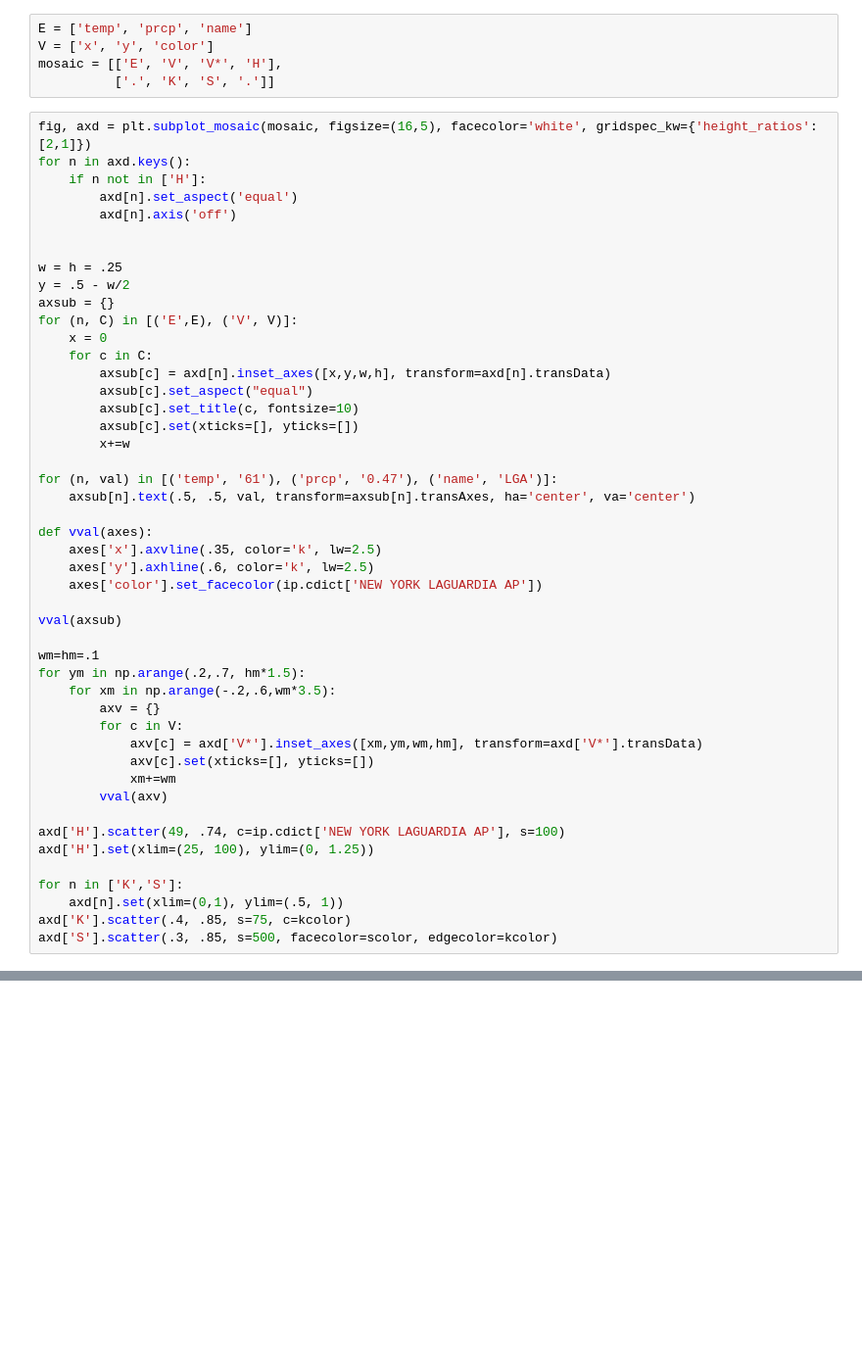
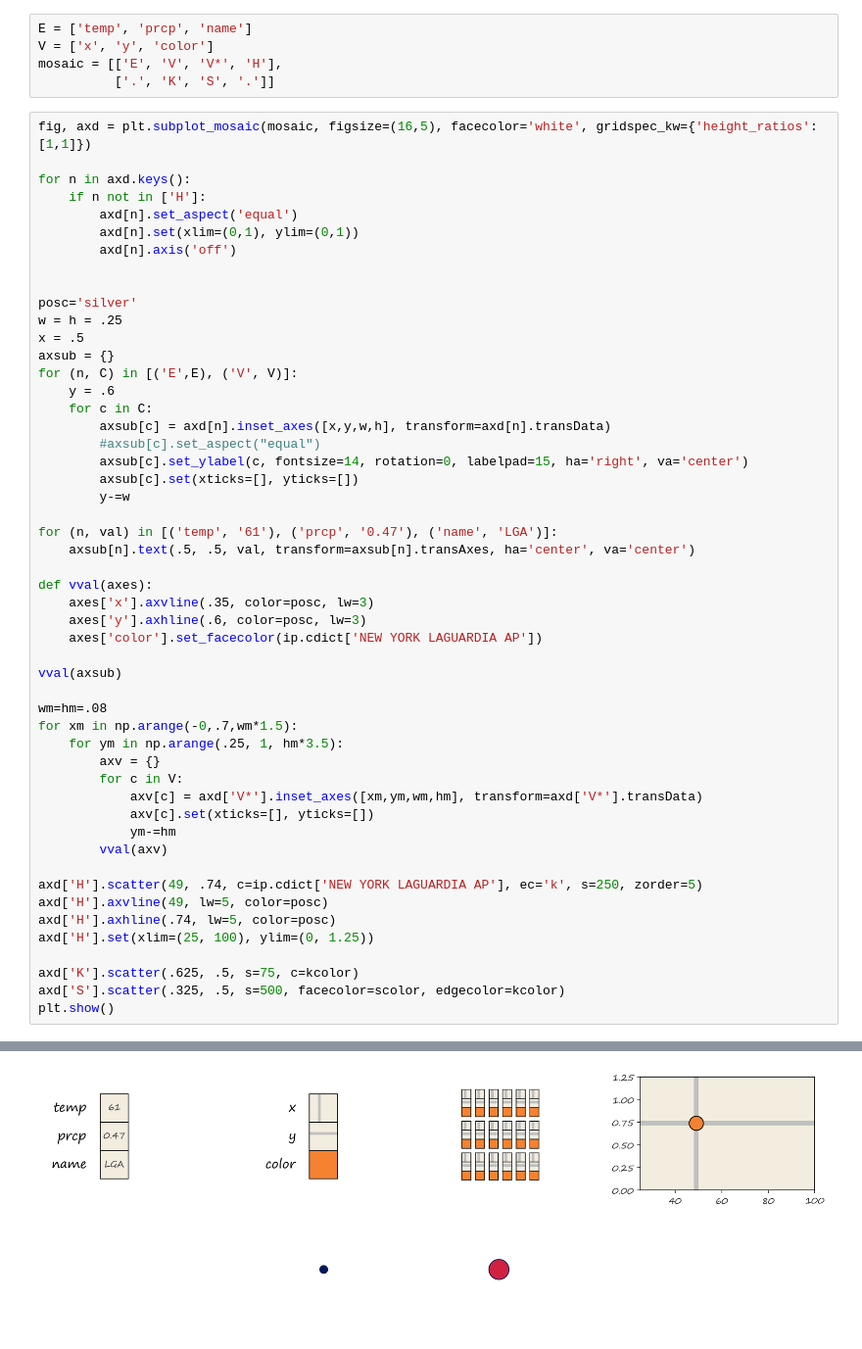
Before and after one commit to story645/proposal, a Jupyter notebook: figures/diagram.ipynb, the cells around one changed output, grey strips where cells are left out. Shown at 98% size. Saved outputs shown, nothing was run; the diff lists cells and outputs as text; blank space fills up the shorter version.

Commit message:
revisions, diagrams, new sentence

```diff
--- a/figures/diagram.ipynb
+++ b/figures/diagram.ipynb
@@ -30,50 +30,54 @@ V = ['x', 'y', 'color']
 mosaic = [['E', 'V', 'V*', 'H'],
           ['.', 'K', 'S', '.']]
 # %%
-fig, axd = plt.subplot_mosaic(mosaic, figsize=(16,5), facecolor='white', gridspec_kw={'height_ratios':[2,1]})
+fig, axd = plt.subplot_mosaic(mosaic, figsize=(16,5), facecolor='white', gridspec_kw={'height_ratios':[1,1]})
+
 for n in axd.keys():
     if n not in ['H']:
         axd[n].set_aspect('equal')
+        axd[n].set(xlim=(0,1), ylim=(0,1))
         axd[n].axis('off')
 
 
+posc='silver'
 w = h = .25
-y = .5 - w/2
+x = .5
 axsub = {}
 for (n, C) in [('E',E), ('V', V)]:
-    x = 0
+    y = .6
     for c in C:
         axsub[c] = axd[n].inset_axes([x,y,w,h], transform=axd[n].transData)
-        axsub[c].set_aspect("equal")
-        axsub[c].set_title(c, fontsize=10)
+        #axsub[c].set_aspect("equal")
+        axsub[c].set_ylabel(c, fontsize=14, rotation=0, labelpad=15, ha='right', va='center')
         axsub[c].set(xticks=[], yticks=[])
-        x+=w
+        y-=w
 
 for (n, val) in [('temp', '61'), ('prcp', '0.47'), ('name', 'LGA')]:
     axsub[n].text(.5, .5, val, transform=axsub[n].transAxes, ha='center', va='center')
 
 def vval(axes):
-    axes['x'].axvline(.35, color='k', lw=2.5)
-    axes['y'].axhline(.6, color='k', lw=2.5)
+    axes['x'].axvline(.35, color=posc, lw=3)
+    axes['y'].axhline(.6, color=posc, lw=3)
     axes['color'].set_facecolor(ip.cdict['NEW YORK LAGUARDIA AP'])
 
 vval(axsub)
 
-wm=hm=.1
-for ym in np.arange(.2,.7, hm*1.5):
-    for xm in np.arange(-.2,.6,wm*3.5):
+wm=hm=.08
+for xm in np.arange(-0,.7,wm*1.5):
+    for ym in np.arange(.25, 1, hm*3.5):
         axv = {}
         for c in V:
             axv[c] = axd['V*'].inset_axes([xm,ym,wm,hm], transform=axd['V*'].transData)
             axv[c].set(xticks=[], yticks=[])
-            xm+=wm
+            ym-=hm
         vval(axv)
 
-axd['H'].scatter(49, .74, c=ip.cdict['NEW YORK LAGUARDIA AP'], s=100)
+axd['H'].scatter(49, .74, c=ip.cdict['NEW YORK LAGUARDIA AP'], ec='k', s=250, zorder=5)
+axd['H'].axvline(49, lw=5, color=posc)
+axd['H'].axhline(.74, lw=5, color=posc)
 axd['H'].set(xlim=(25, 100), ylim=(0, 1.25))
 
-for n in ['K','S']:
-    axd[n].set(xlim=(0,1), ylim=(.5, 1))
-axd['K'].scatter(.4, .85, s=75, c=kcolor)
-axd['S'].scatter(.3, .85, s=500, facecolor=scolor, edgecolor=kcolor)
+axd['K'].scatter(.625, .5, s=75, c=kcolor)
+axd['S'].scatter(.325, .5, s=500, facecolor=scolor, edgecolor=kcolor)
+plt.show()
 # %% [output]
@@ -80,0 +84 @@ axd['S'].scatter(.3, .85, s=500, facecolor=scolor, edgecolor=kcolor)
+[figure, added]
```
Also changed, not shown: parts of 3 cells of this notebook, 5 other files.
